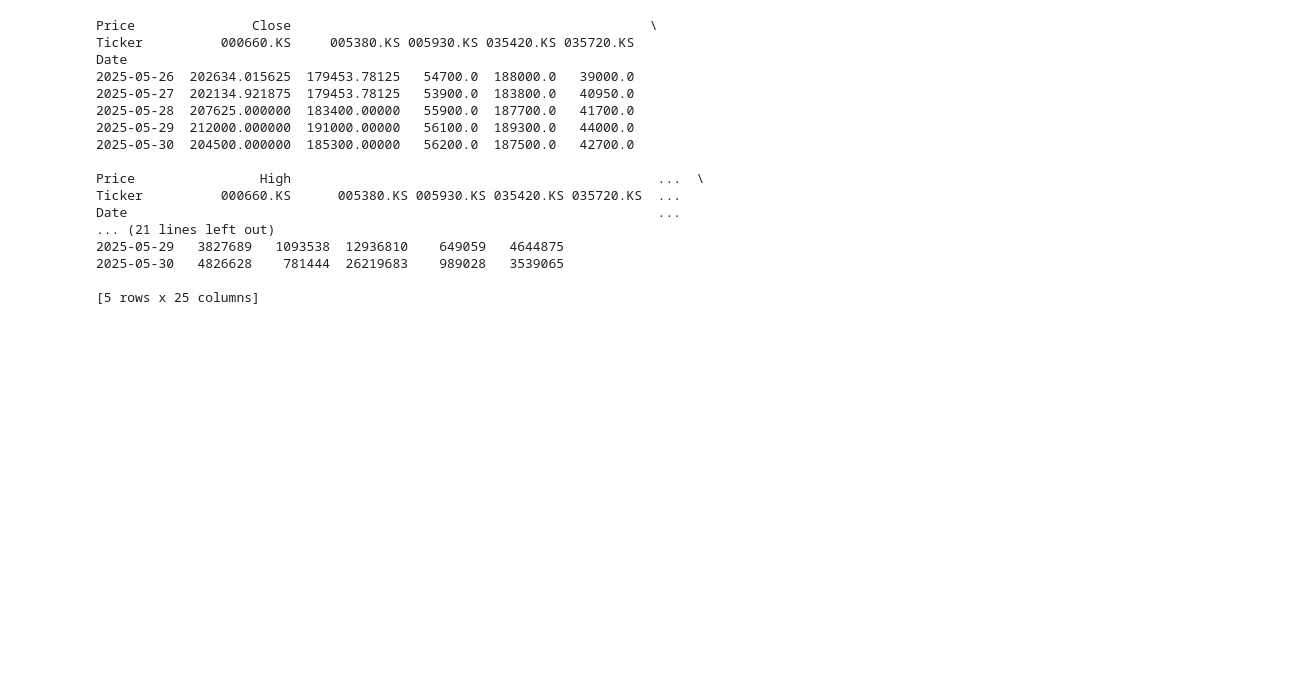
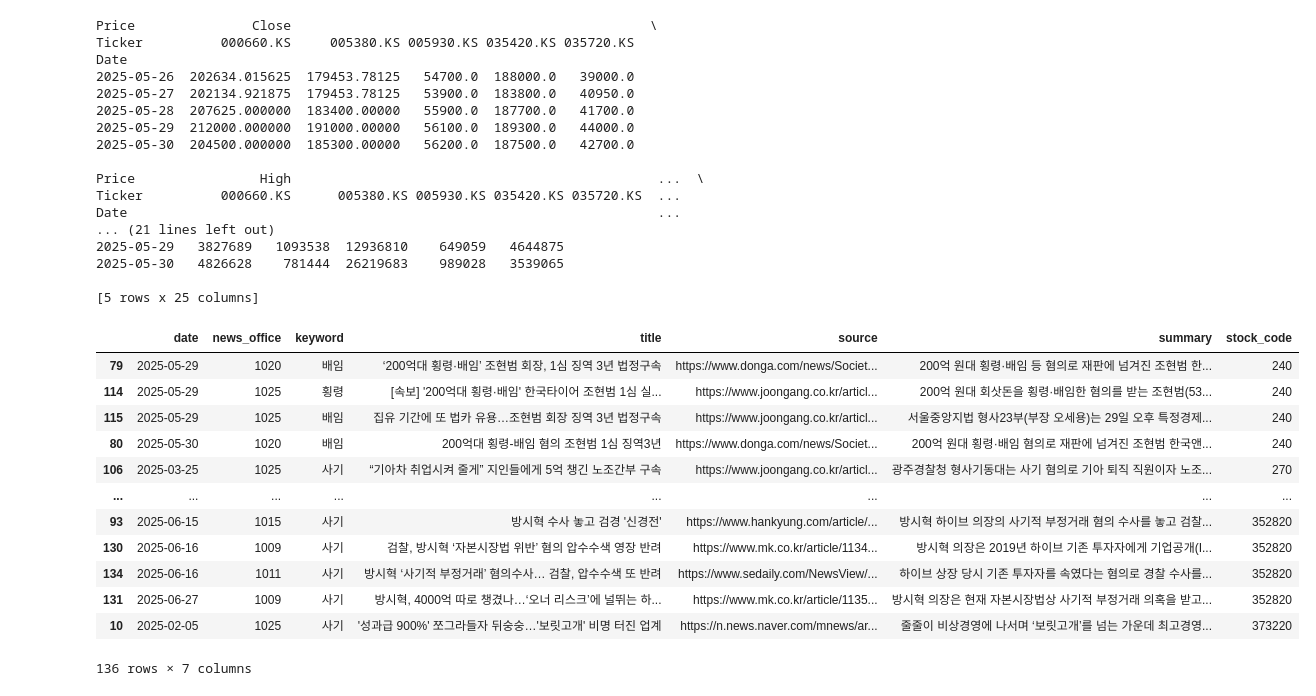
Before and after one commit to porketta-beam/goods, a Jupyter notebook: de_jy/test1.ipynb, the cells around one changed output. Drawn from its saved outputs; the diff is of its cells as text; code cells hidden in the pictures; blank space fills up the shorter version.

```diff
--- a/de_jy/test1.ipynb
+++ b/de_jy/test1.ipynb
@@ -1108,3 +1108,27 @@ Date                                                                    ...
 2025-05-30   4826628    781444  26219683    989028   3539065
 
 [5 rows x 25 columns]
+# %%
+import pandas as pd
+
+df = pd.read_csv(r"C:\Users\kiwoom\Desktop\project1\goods\data\raw_news_data_rows.csv")
+df
+
+df = df.rename(columns={'stock_cord' : 'stock_code'})
+df_sorted = df.sort_values(by=['stock_code', 'date'], ascending=[True, True])
+
+df_sorted
+# %% [output]
+|  | date | news_office | keyword | title | source | summary | stock_code |
+| 79 | 2025-05-29 | 1020 | 배임 | ‘200억대 횡령·배임’ 조현범 회장, 1심 징역 3년 법정구속 | https://www.donga.com/news/Societ... | 200억 원대 횡령·배임 등 혐의로 재판에 넘겨진 조현범 한... | 240 |
+| 114 | 2025-05-29 | 1025 | 횡령 | [속보] '200억대 횡령·배임' 한국타이어 조현범 1심 실... | https://www.joongang.co.kr/articl... | 200억 원대 회삿돈을 횡령·배임한 혐의를 받는 조현범(53... | 240 |
+| 115 | 2025-05-29 | 1025 | 배임 | 집유 기간에 또 법카 유용…조현범 회장 징역 3년 법정구속 | https://www.joongang.co.kr/articl... | 서울중앙지법 형사23부(부장 오세용)는 29일 오후 특정경제... | 240 |
+| 80 | 2025-05-30 | 1020 | 배임 | 200억대 횡령-배임 혐의 조현범 1심 징역3년 | https://www.donga.com/news/Societ... | 200억 원대 횡령·배임 혐의로 재판에 넘겨진 조현범 한국앤... | 240 |
+| 106 | 2025-03-25 | 1025 | 사기 | “기아차 취업시켜 줄게” 지인들에게 5억 챙긴 노조간부 구속 | https://www.joongang.co.kr/articl... | 광주경찰청 형사기동대는 사기 혐의로 기아 퇴직 직원이자 노조... | 270 |
+| ... | ... | ... | ... | ... | ... | ... | ... |
+| 93 | 2025-06-15 | 1015 | 사기 | 방시혁 수사 놓고 검경 '신경전' | https://www.hankyung.com/article/... | 방시혁 하이브 의장의 사기적 부정거래 혐의 수사를 놓고 검찰... | 352820 |
+| 130 | 2025-06-16 | 1009 | 사기 | 검찰, 방시혁 ‘자본시장법 위반’ 혐의 압수수색 영장 반려 | https://www.mk.co.kr/article/1134... | 방시혁 의장은 2019년 하이브 기존 투자자에게 기업공개(I... | 352820 |
+| 134 | 2025-06-16 | 1011 | 사기 | 방시혁 ‘사기적 부정거래’ 혐의수사… 검찰, 압수수색 또 반려 | https://www.sedaily.com/NewsView/... | 하이브 상장 당시 기존 투자자를 속였다는 혐의로 경찰 수사를... | 352820 |
+| 131 | 2025-06-27 | 1009 | 사기 | 방시혁, 4000억 따로 챙겼나…‘오너 리스크’에 널뛰는 하... | https://www.mk.co.kr/article/1135... | 방시혁 의장은 현재 자본시장법상 사기적 부정거래 의혹을 받고... | 352820 |
+| 10 | 2025-02-05 | 1025 | 사기 | '성과급 900%' 쪼그라들자 뒤숭숭…'보릿고개' 비명 터진 업계 | https://n.news.naver.com/mnews/ar... | 줄줄이 비상경영에 나서며 ‘보릿고개’를 넘는 가운데 최고경영... | 373220 |
+136 rows × 7 columns
```
Also changed, not shown: 4 other files.
